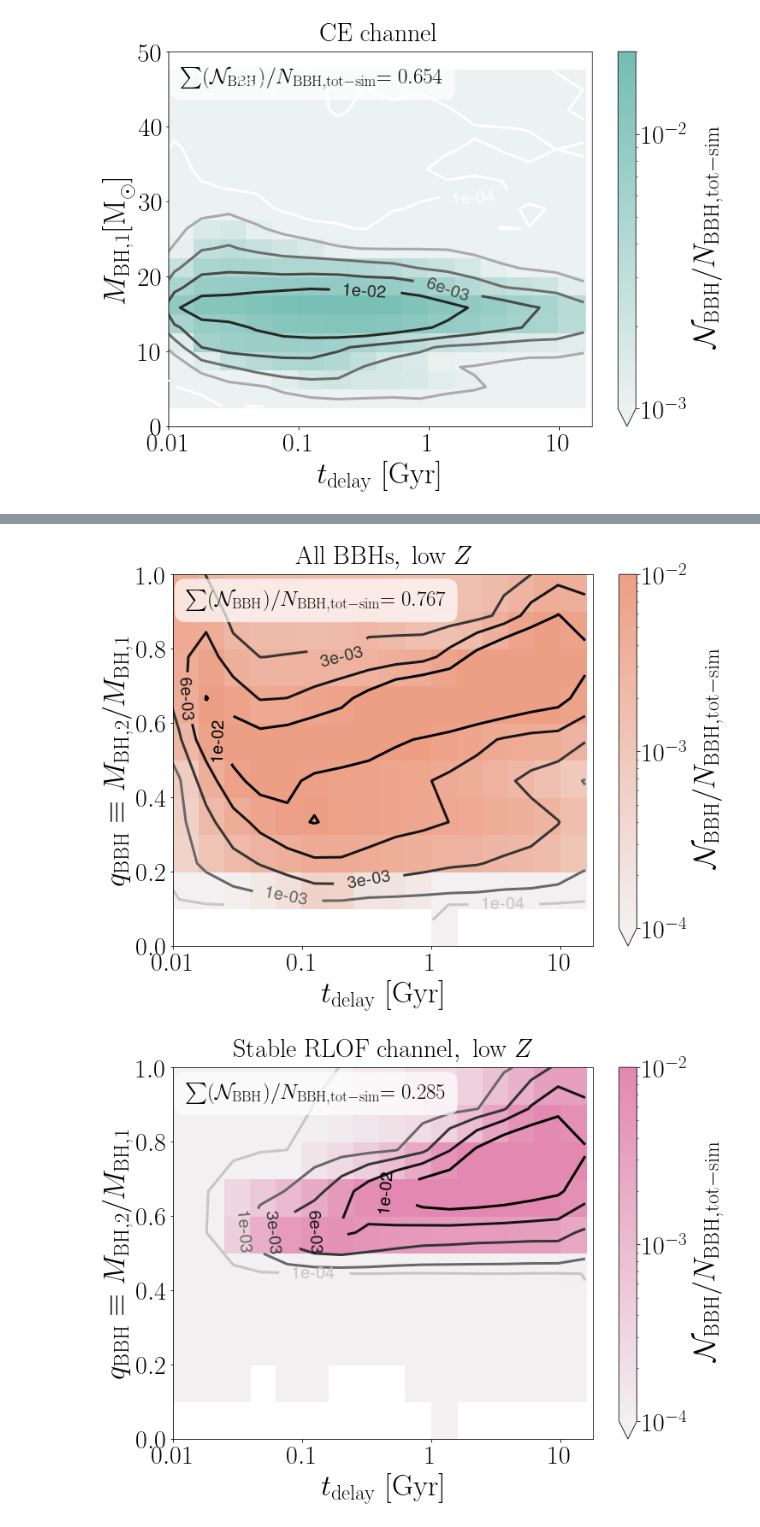
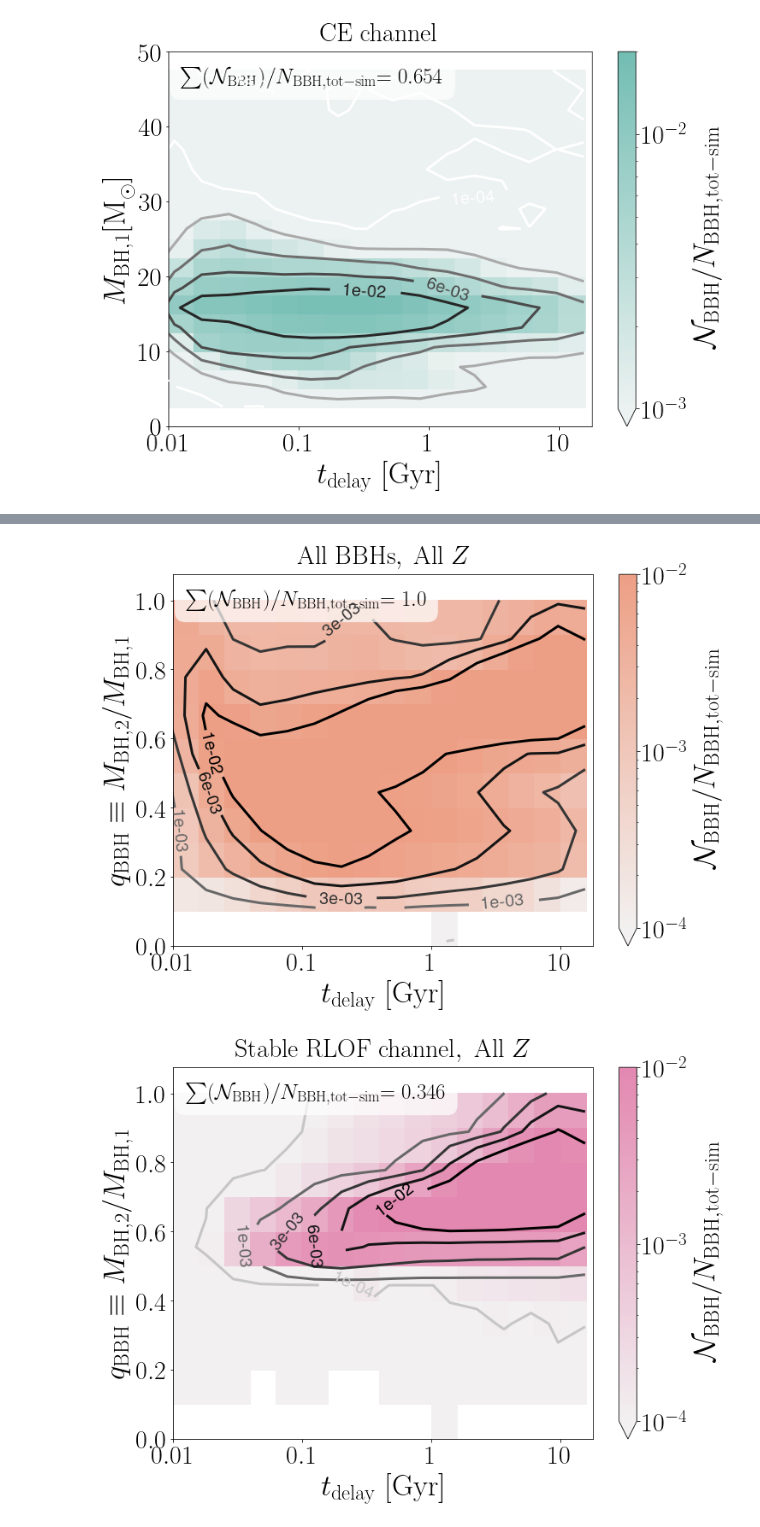
Before and after one commit to LiekeVanSon/RedshiftEvolution_BBHMergers_WeightyMatter, a Jupyter notebook: Code/2_Histograms_Mbh_tdelay.ipynb, the cells around one changed output, grey strips where cells are left out. Saved outputs shown, nothing was run; the diff lists cells and outputs as text; code cells hidden in the pictures.

Commit message:
changed QBBH plot to all Z

```diff
--- a/Code/2_Histograms_Mbh_tdelay.ipynb
+++ b/Code/2_Histograms_Mbh_tdelay.ipynb
@@ -397,40 +396,39 @@ Tot_counts = plot_2dHist_MBH_tdelay(DCO, Bool, title=' $\mathrm{CE \ channel}$',
 # %%
 #######################
-# Low metallicity
-low_Z_bool  = DCO['Metallicity@ZAMS(1)'] <= 0.014/10.
+# All metallicity
 
 
 ## All BBH
-Bool =  DCO_mask *nonCHE_bool * low_Z_bool
+Bool =  DCO_mask *nonCHE_bool
 kleur_map = sns.light_palette("#ED9F85", as_cmap=True)
-Tot_counts = plot_2dHist_MBH_tdelay(DCO, Bool, y_key = 'q_BBH',y_bins = np.arange(0,1.1, 0.1), ylim = (0,1),
+Tot_counts = plot_2dHist_MBH_tdelay(DCO, Bool, y_key = 'q_BBH',y_bins = np.arange(0,1.1, 0.1), ylim = (0,1.075),
                                     ylabel = '$q_{\mathrm{BBH}} \equiv M_{\mathrm{BH, 2}}/M_{\mathrm{BH, 1}}$',
-                                    title='$\mathrm{All \ BBHs, \ low} \ Z$',  normalize = N_BBH_tot,
+                                    title='$\mathrm{All \ BBHs, \ All} \ Z$',  normalize = N_BBH_tot,
                                     Vmin = 1e-4, Vmax = 0.01,contour_levels = [1e-4, 1e-3, 3e-3,  6e-3, 1e-2],
-                                    savestr= 'q_BBH_'+sim_save_str+'All_lowZ', kleur = kleur_map, save_plot=True )
+                                    savestr= 'q_BBH_'+sim_save_str+'All_', kleur = kleur_map, save_plot=True )
 
 
 
 ## No CE
 noCEbool = DCO['CE_Event_Count'] == 0
-Bool = noCEbool *DCO_mask * nonCHE_bool* low_Z_bool
+Bool = noCEbool *DCO_mask * nonCHE_bool
 kleur_map = sns.light_palette("#e388b0", as_cmap=True)#
-Tot_counts = plot_2dHist_MBH_tdelay(DCO, Bool,  y_key = 'q_BBH',y_bins = np.arange(0,1.1, 0.1), ylim = (0,1),
+Tot_counts = plot_2dHist_MBH_tdelay(DCO, Bool,  y_key = 'q_BBH',y_bins = np.arange(0,1.1, 0.1), ylim = (0,1.075),
                                     ylabel = '$q_{\mathrm{BBH}} \equiv M_{\mathrm{BH, 2}}/M_{\mathrm{BH, 1}}$',
-                                    title='$\mathrm{Stable \ RLOF \ channel, \ low} \ Z$',  normalize = N_BBH_tot,
+                                    title='$\mathrm{Stable \ RLOF \ channel, \ All} \ Z$',  normalize = N_BBH_tot,
                                     Vmin = 1e-4, Vmax = 0.01,contour_levels = [1e-4,1e-3, 3e-3,  6e-3, 1e-2],
-                                    savestr= 'q_BBH_'+sim_save_str+'RLOF_lowZ', kleur = kleur_map, save_plot=True )
+                                    savestr= 'q_BBH_'+sim_save_str+'RLOF_', kleur = kleur_map, save_plot=True )
 
 
 ## At least 1 CE
 CEbool = DCO['CE_Event_Count'] > 0
-Bool = CEbool *DCO_mask * nonCHE_bool* low_Z_bool
+Bool = CEbool *DCO_mask * nonCHE_bool
 kleur_map = sns.light_palette("#73bdb3", as_cmap=True)#
-Tot_counts = plot_2dHist_MBH_tdelay(DCO, Bool,  y_key = 'q_BBH',y_bins = np.arange(0,1.1, 0.1), ylim = (0,1),
+Tot_counts = plot_2dHist_MBH_tdelay(DCO, Bool,  y_key = 'q_BBH',y_bins = np.arange(0,1.1, 0.1), ylim = (0,1.075),
                                     ylabel = '$q_{\mathrm{BBH}} \equiv M_{\mathrm{BH, 2}}/M_{\mathrm{BH, 1}}$',
-                                    title='$\mathrm{CE \ channel \ low} \ Z$',  normalize = N_BBH_tot,
+                                    title='$\mathrm{CE \ channel \ All} \ Z$',  normalize = N_BBH_tot,
                                     Vmin = 1e-4, Vmax = 0.01,contour_levels = [1e-4,1e-3, 3e-3,  6e-3, 1e-2],
-                                    savestr= 'q_BBH_'+sim_save_str+'CE_lowZ', kleur = kleur_map, save_plot=True )
+                                    savestr= 'q_BBH_'+sim_save_str+'CE_', kleur = kleur_map, save_plot=True )
 # %% [output]
-[figure, old version]
+[figure, new version]
-[figure, old version]
+[figure, new version]
```
Also changed, not shown: parts of 6 cells of this notebook.
